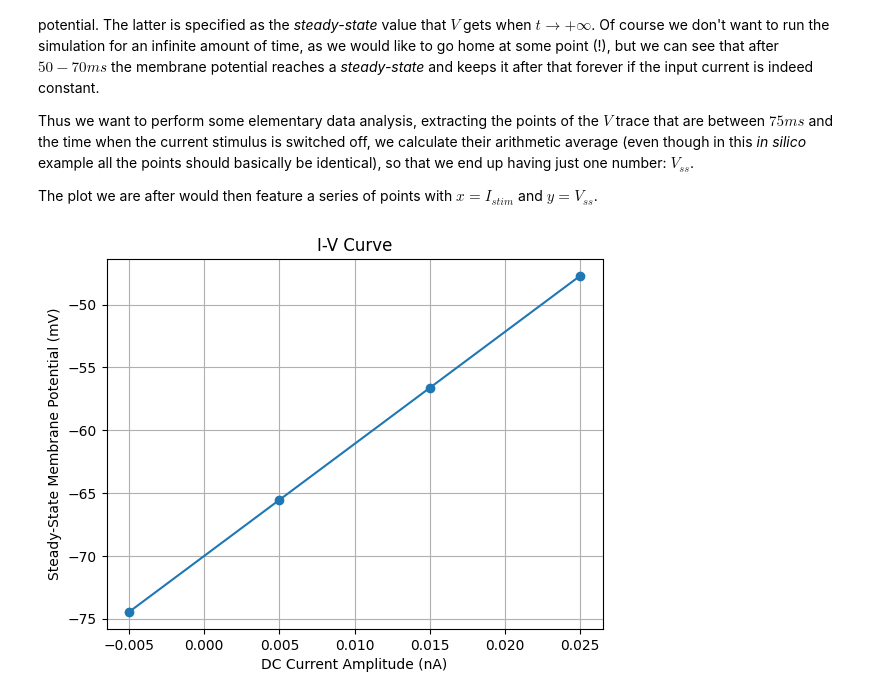
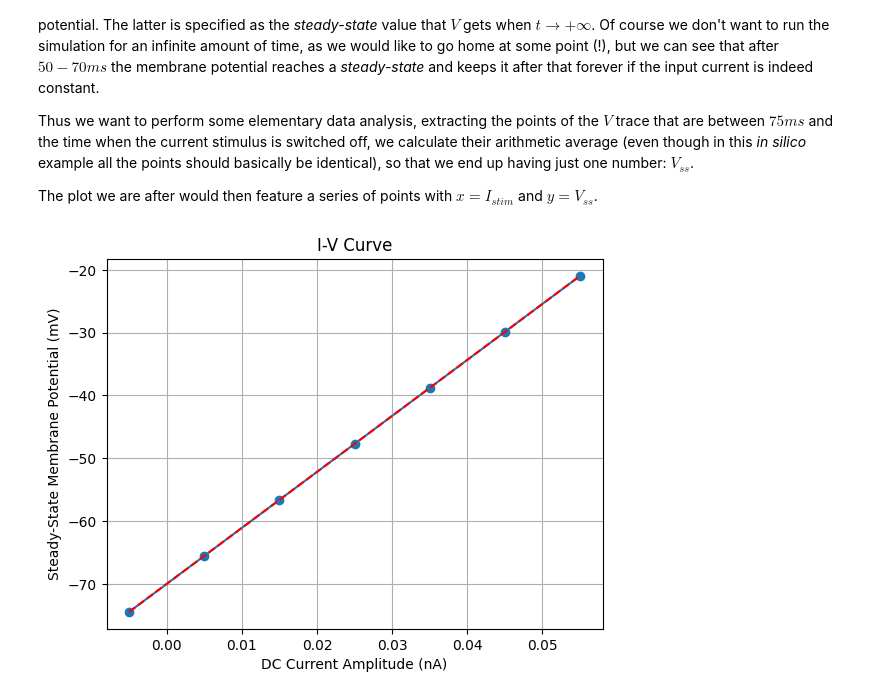
Before and after one commit to mgiugliano/ModellingNeuralSystems, a Jupyter notebook: notebooks/UNIMORE_NEURON_Tutorial_1.ipynb, the cells around one changed output. Cells and saved outputs as stored; diff of their text form; code cells hidden in the pictures.

```diff
--- a/notebooks/UNIMORE_NEURON_Tutorial_1.ipynb
+++ b/notebooks/UNIMORE_NEURON_Tutorial_1.ipynb
@@ -105,37 +105,45 @@ The plot we are after would then feature a series of points with $x=I_{stim}$ an
 import numpy as np
 
 minI = -0.005 #@param {type:"number"}
-maxI = 0.02 #@param {type:"number"}
+maxI = 0.05 #@param {type:"number"}
 stepI = 0.01 #@param {type:"number"}
 
 current_amplitudes = np.arange(minI, maxI+stepI, stepI)
 
 steady_state_voltages = []
 stim_amps = []
 
 for amp in current_amplitudes:
     n.t = 0
     n.v_init = -70
 
     stim.amp = amp
 
     n.run()
 
     start_time_index = next(i for i, time in enumerate(t) if time >= stim.delay + stim.dur - 25)
     steady_state_v_trace = soma_v[start_time_index:]
 
     steady_state_voltage = sum(steady_state_v_trace) / len(steady_state_v_trace)
 
     steady_state_voltages.append(steady_state_voltage)
     stim_amps.append(amp)
 
+
+# Let's fit a straight line to the points
+bestfit_pars = np.polyfit(stim_amps, steady_state_voltages, 1)
+bestfit_line = np.poly1d(bestfit_pars)
+bestfit_xcoord = stim_amps
+bestfit_ycoord = bestfit_line(stim_amps)
+
 # Plot the I-V curve
 plt.figure()
 plt.plot(stim_amps, steady_state_voltages, 'o-')
+plt.plot(bestfit_xcoord, bestfit_ycoord, 'r--')
 plt.xlabel('DC Current Amplitude (nA)')
 plt.ylabel('Steady-State Membrane Potential (mV)')
 plt.title('I-V Curve')
 plt.grid(True)
 plt.show()
 # %% [output]
-[figure, old version]
+[figure, new version]
```
